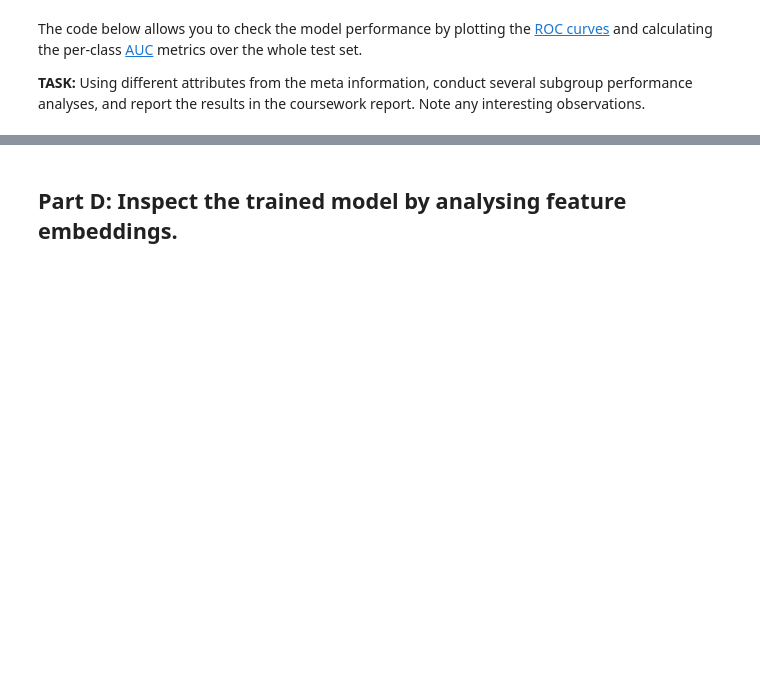
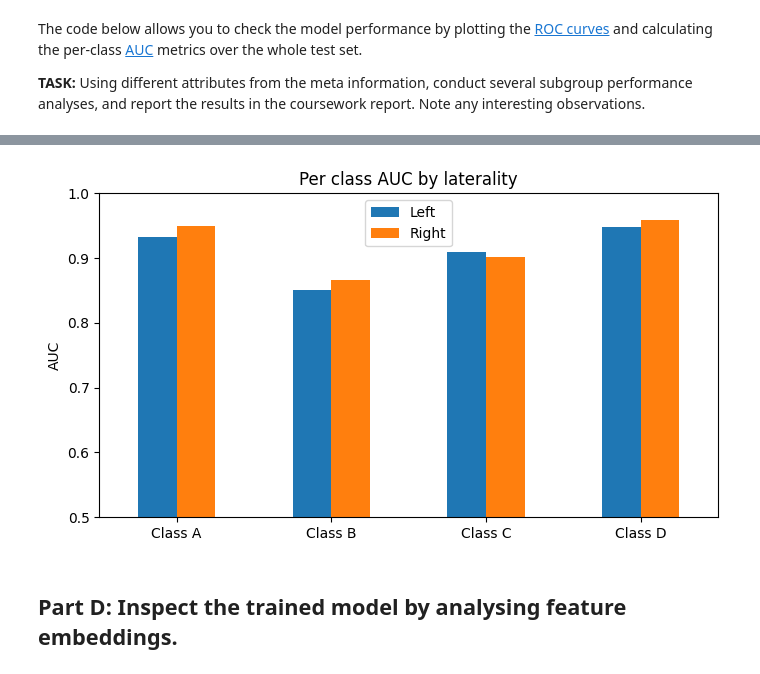
Before and after one commit to Deepthi1301/mli-coursework-2026, a Jupyter notebook: coursework.ipynb, the cells around one changed output, grey strips where cells are left out. Cells and saved outputs as stored; diff of their text form; code cells hidden in the pictures; blank space fills up the shorter version.

```diff
--- a/coursework.ipynb
+++ b/coursework.ipynb
@@ -725,3 +825,18 @@ plt.tight_layout()
+# %%
+df_view=pd.DataFrame({
+    'Left':auc_left,
+    'Right': auc_right
+})
+df_view.index=['Class A','Class B','Class C','Class D']
+df_view.plot(kind='bar',figsize=(7,4))
+plt.ylabel('AUC')
+plt.title('Per class AUC by laterality')
+plt.xticks(rotation=0)
+plt.ylim(0.5,1.0)
+plt.tight_layout()
+plt.show()
+# %% [output]
+[figure, added]
 # %% [markdown]
 ## **Part D**: Inspect the trained model by analysing feature embeddings.
 # %% [markdown]
```
Also changed, not shown: parts of 15 cells of this notebook.
